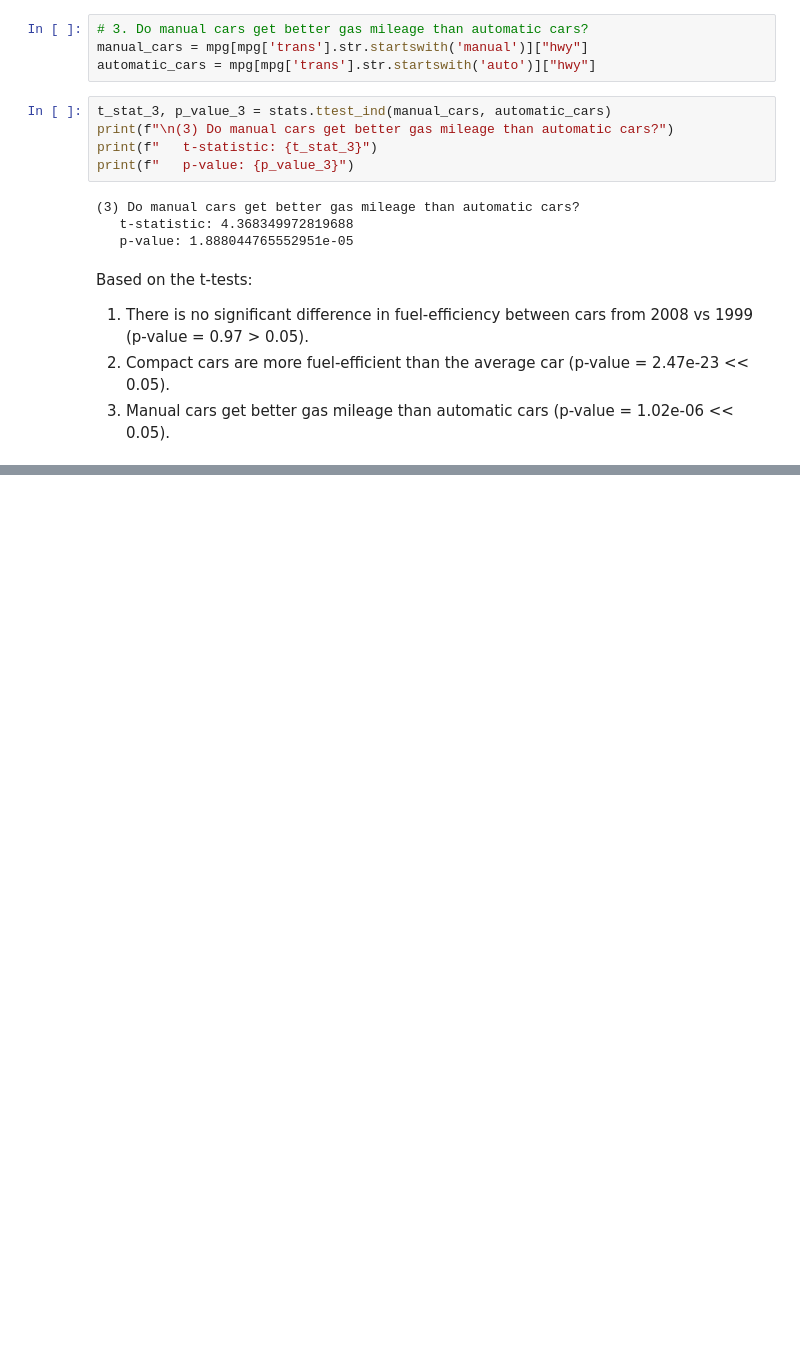
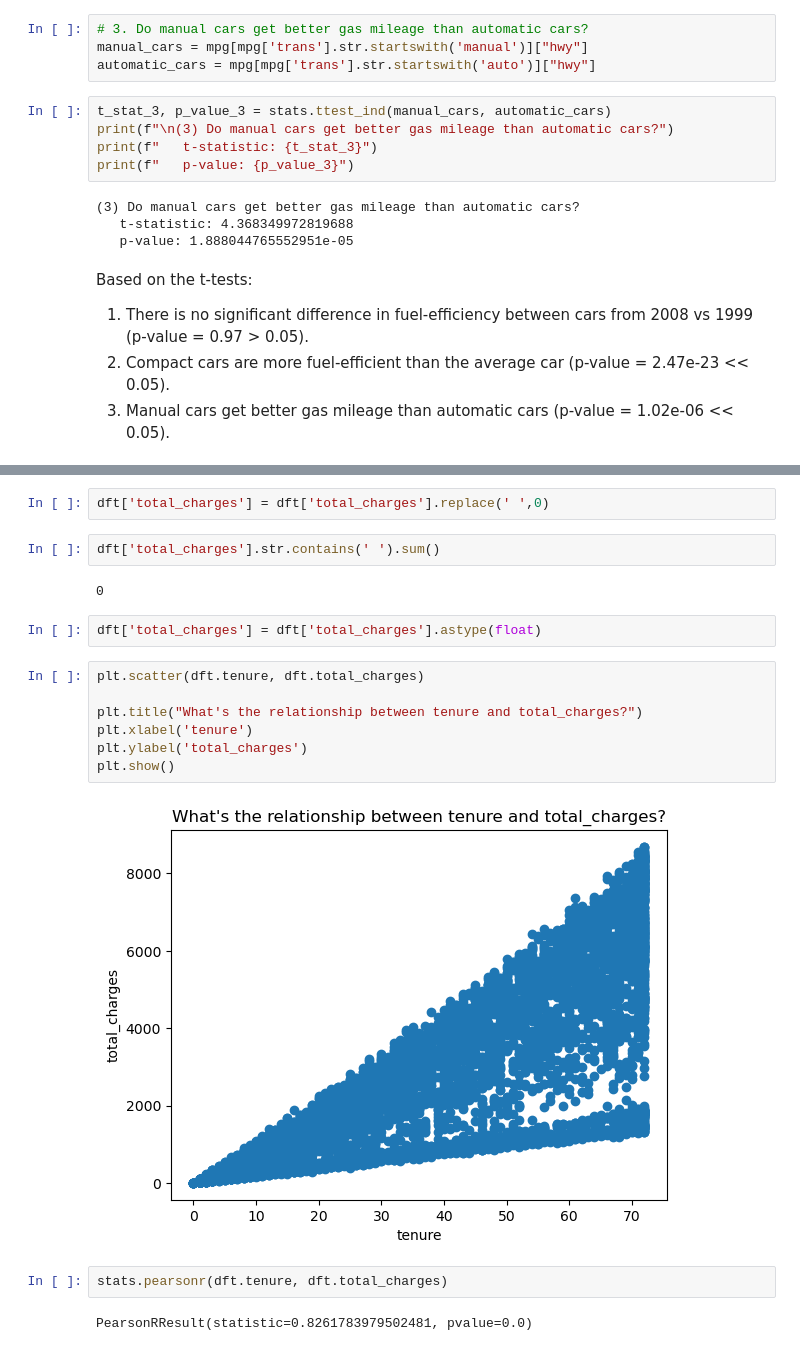
Before and after one commit to Brian-ONeil/statistics-exercises, a Jupyter notebook: hypothesis_testing.ipynb, the cells around one changed output, grey strips where cells are left out. Cells and saved outputs as stored; diff of their text form; blank space fills up the shorter version.

```diff
--- a/hypothesis_testing.ipynb
+++ b/hypothesis_testing.ipynb
@@ -143,0 +228,21 @@ Based on the t-tests:
+# %%
+dft['total_charges'] = dft['total_charges'].replace(' ',0)
+# %%
+dft['total_charges'].str.contains(' ').sum()
+# %% [output]
+0
+# %%
+dft['total_charges'] = dft['total_charges'].astype(float)
+# %%
+plt.scatter(dft.tenure, dft.total_charges)
+
+plt.title("What's the relationship between tenure and total_charges?")
+plt.xlabel('tenure')
+plt.ylabel('total_charges')
+plt.show()
+# %% [output]
+[figure, added]
+# %%
+stats.pearsonr(dft.tenure, dft.total_charges)
+# %% [output]
+PearsonRResult(statistic=0.8261783979502481, pvalue=0.0)
```
Also changed, not shown: parts of 64 cells of this notebook, 2 other files.
